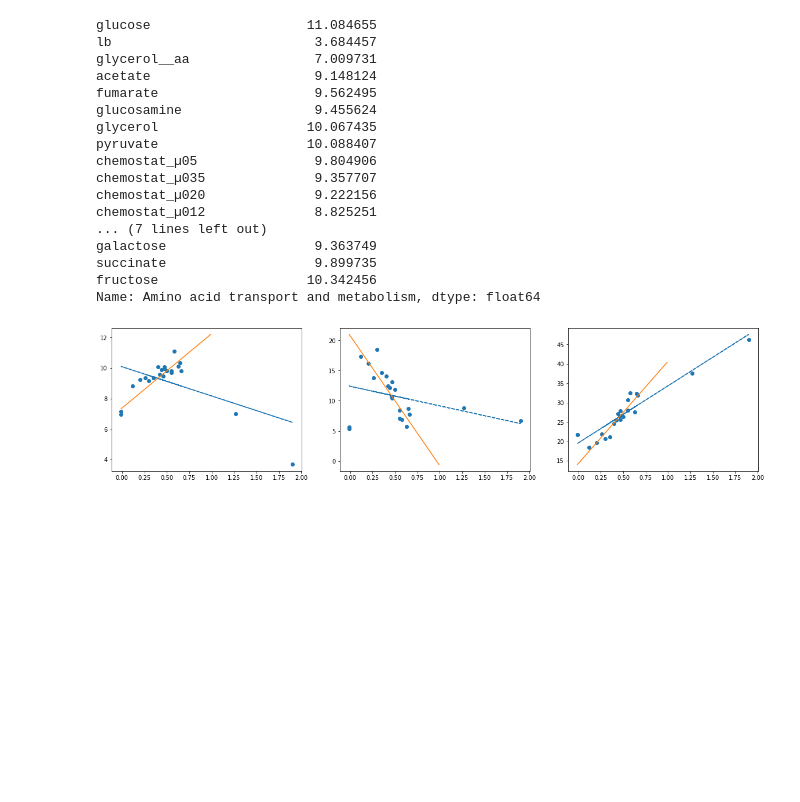
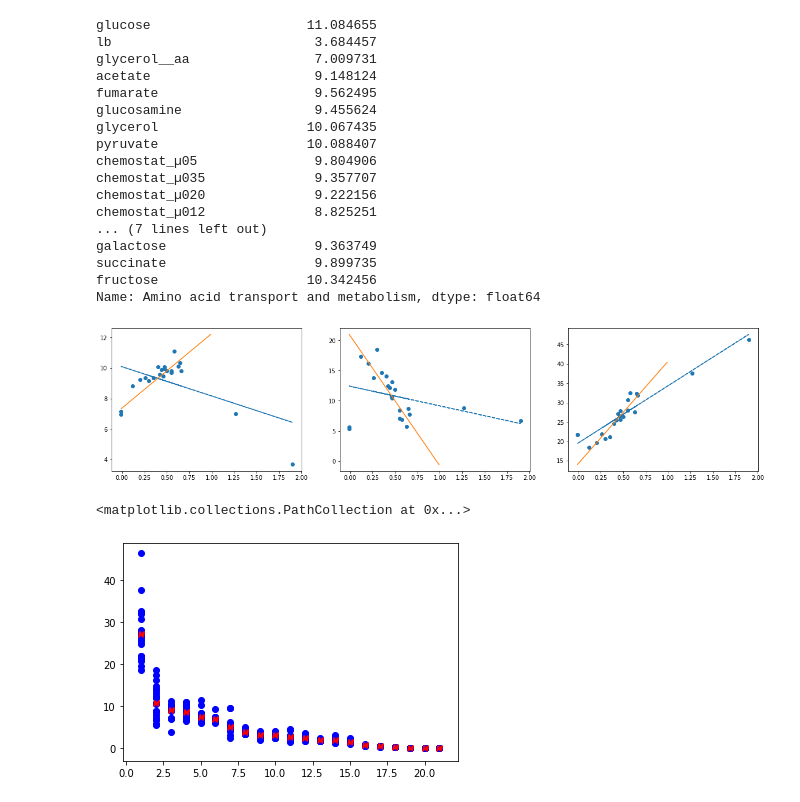
Before and after one commit to blablabananarama/notebooks, a Jupyter notebook: preteomics_data.ipynb, the cells around one changed output. Drawn from its saved outputs; the diff is of its cells as text; code cells hidden in the pictures; blank space fills up the shorter version.

```diff
--- a/preteomics_data.ipynb
+++ b/preteomics_data.ipynb
@@ -150,0 +147,17 @@ plt.scatter(amino_vs_growth["Growth rate (h-1)"], amino_vs_growth["Amino acid tr
+# %%
+cog_in_percent_with_means = cog_in_percent
+cog_in_percent_with_means["means"] = cog_in_percent.mean(axis=1)
+cog_in_percent_with_means = cog_in_percent_with_means.sort_values(by=['means'], ascending=False)
+means = cog_in_percent_with_means["means"]
+#cog_in_percent_sorted = cog_in_percent_with_means.drop(["means"])
+
+
+# readying for plotting
+x = list(range(1, cog_in_percent_with_means.shape[0]+1))
+y = [tuple(cog_in_percent_with_means.loc[i]) for i in cog_in_percent_with_means.index]
+for xe, ye in zip(x, y):
+    plt.scatter([xe] * len(ye), ye, color="blue")
+plt.scatter(x, means, marker="$M$", color="red")
+# %% [output]
+<matplotlib.collections.PathCollection at 0x...>
+[figure, added]
```
Also changed, not shown: parts of 1 cell of this notebook.
